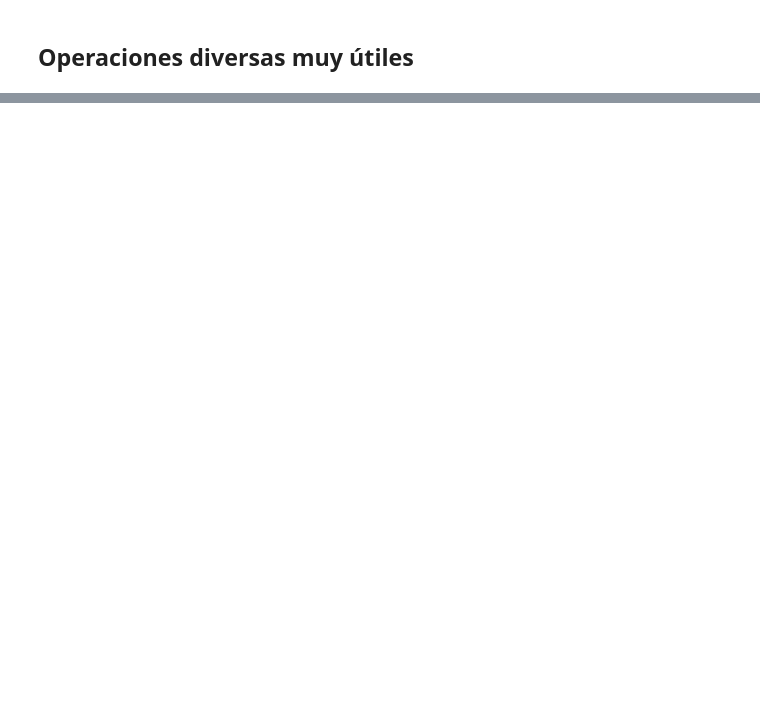
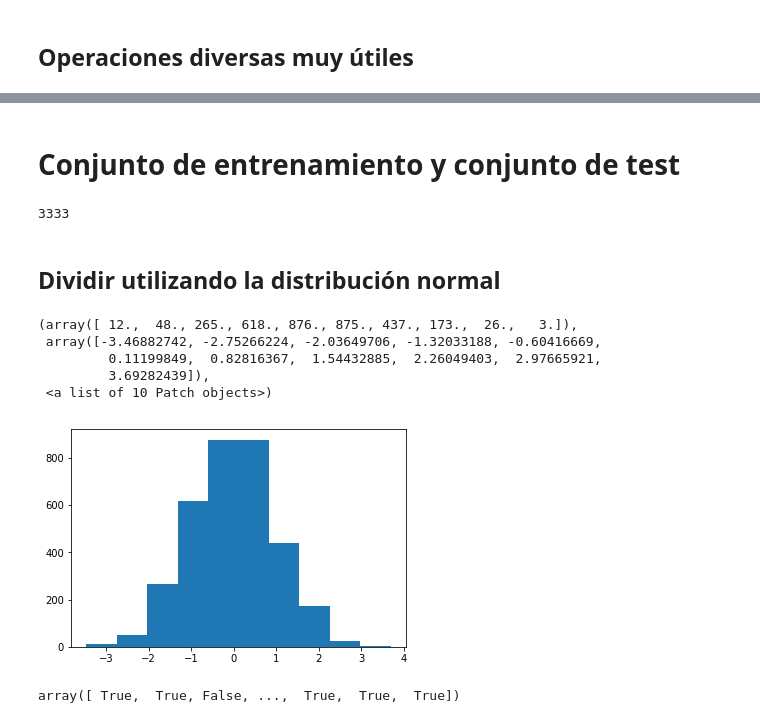
Before and after one commit to DGV1995/Machine-Learning-Data-Science, a Jupyter notebook: My notebooks/T2 - 3 - Data Cleaning - Agrupación de datos.ipynb, the cells around one changed output, grey strips where cells are left out. Cells and saved outputs as stored; diff of their text form; code cells hidden in the pictures; blank space fills up the shorter version.

```diff
--- a/My notebooks/T2 - 3 - Data Cleaning - Agrupación de datos.ipynb
+++ b/My notebooks/T2 - 3 - Data Cleaning - Agrupación de datos.ipynb
@@ -397,0 +398,23 @@ age_grouped.tail(1)
+# %% [markdown]
+# Conjunto de entrenamiento y conjunto de test
+# %%
+mainpath = "/Users/diegogarcia-viana/Desktop/Curso machine learning & data scientist/python-ml-course/datasets"
+filename = "customer-churn-model/Customer Churn Model.txt"
+data = pd.read_csv(os.path.join(mainpath, filename))
+# %%
+len(data)
+# %% [output]
+3333
+# %% [markdown]
+## Dividir utilizando la distribución normal
+# %%
+a = np.random.randn(len(data))
+# %%
+plt.hist(a)
+# %% [output]
+(array([ 12.,  48., 265., 618., 876., 875., 437., 173.,  26.,   3.]),
+ array([-3.46882742, -2.75266224, -2.03649706, -1.32033188, -0.60416669,
+         0.11199849,  0.82816367,  1.54432885,  2.26049403,  2.97665921,
+         3.69282439]),
+ <a list of 10 Patch objects>)
+[figure, added]
@@ -397,0 +423,4 @@ age_grouped.tail(1)
+# %%
+check
+# %% [output]
+array([ True,  True, False, ...,  True,  True,  True])
```
Also changed, not shown: parts of 38 cells of this notebook.
